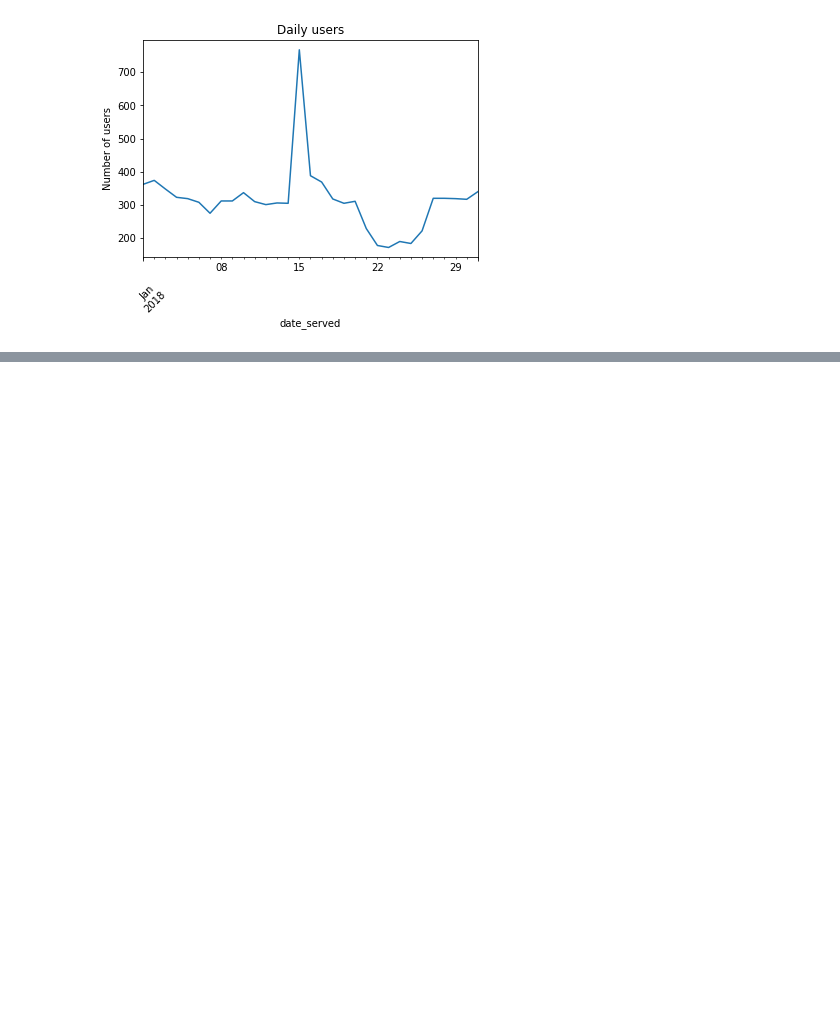
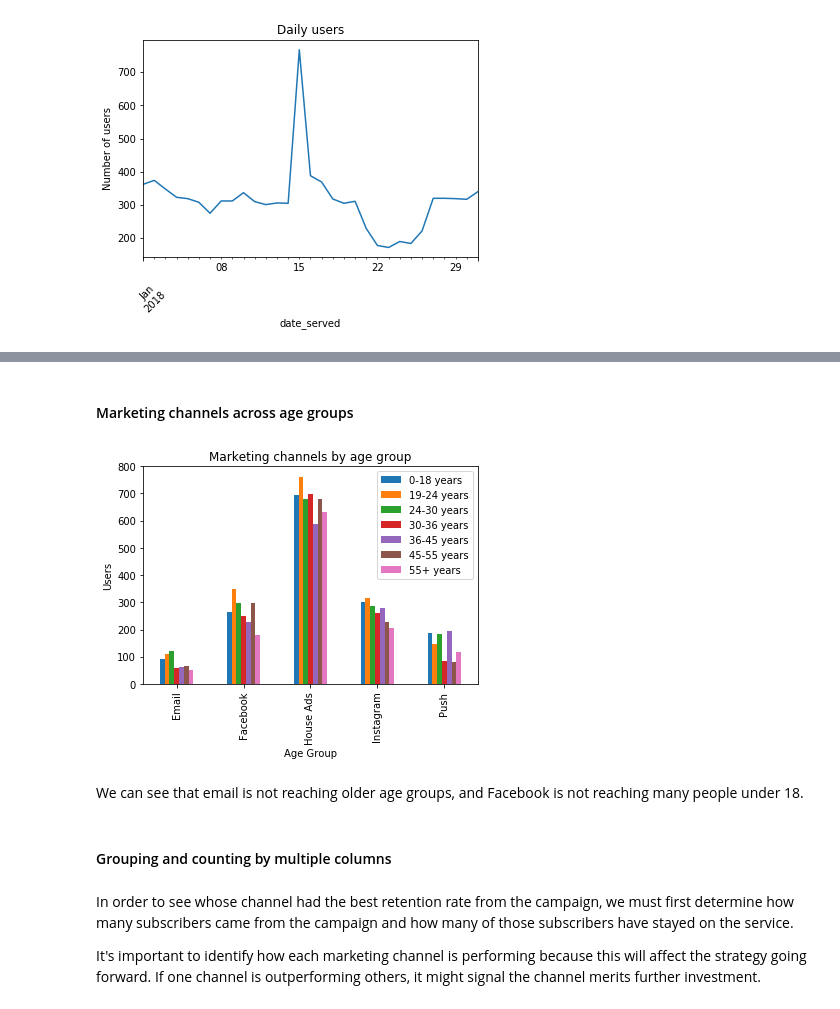
Before and after one commit to elguneminov/data_science_projects_I, a Jupyter notebook: Analyzing Marketing Campaigns with Pandas/Analyzing Marketing Campaigns with pandas - notebook.ipynb, the cells around one changed output, grey strips where cells are left out. Cells and saved outputs as stored; diff of their text form; code cells hidden in the pictures; blank space fills up the shorter version.

```diff
--- a/Analyzing Marketing Campaigns with Pandas/Analyzing Marketing Campaigns with pandas - notebook.ipynb
+++ b/Analyzing Marketing Campaigns with Pandas/Analyzing Marketing Campaigns with pandas - notebook.ipynb
@@ -157,0 +320,28 @@ plt.show()
+# %% [markdown]
+#### Marketing channels across age groups
+# %%
+channel_age = marketing.groupby(['marketing_channel', 'age_group'])['user_id'].count()
+
+# Unstack channel_age and transform it into a DataFrame
+channel_age_df = pd.DataFrame(channel_age.unstack(level = 1))
+
+# Plot the results
+channel_age_df.plot(kind = 'bar')
+plt.title('Marketing channels by age group')
+plt.xlabel('Age Group')
+plt.ylabel('Users')
+
+# Add a legend to the plot
+plt.legend(loc = 'upper right',
+           labels = channel_age_df.columns.values)
+plt.show()
+# %% [output]
+[figure, added]
+# %% [markdown]
+We can see that email is not reaching older age groups, and Facebook is not reaching many people under 18.
+# %% [markdown]
+#### Grouping and counting by multiple columns
+# %% [markdown]
+In order to see whose channel had the best retention rate from the campaign, we must first determine how many subscribers came from the campaign and how many of those subscribers have stayed on the service.
+
+It's important to identify how each marketing channel is performing because this will affect the strategy going forward. If one channel is outperforming others, it might signal the channel merits further investment.
```
Also changed, not shown: parts of 59 cells of this notebook.
